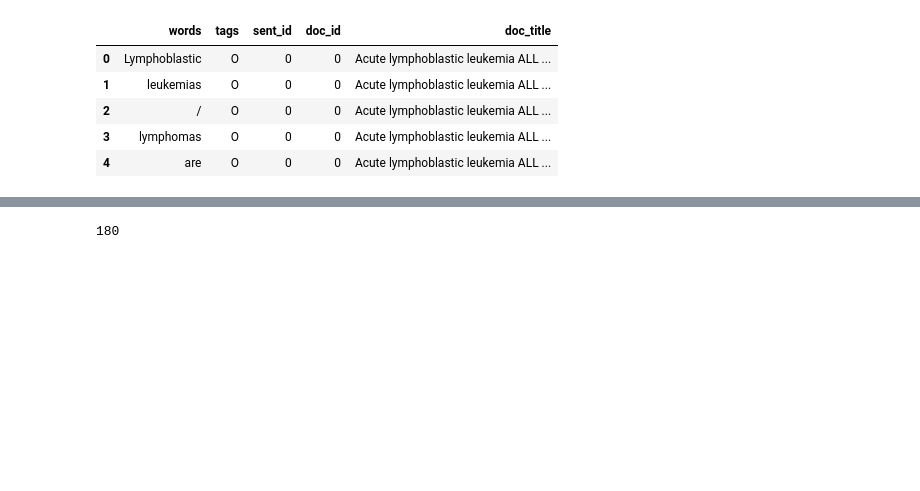
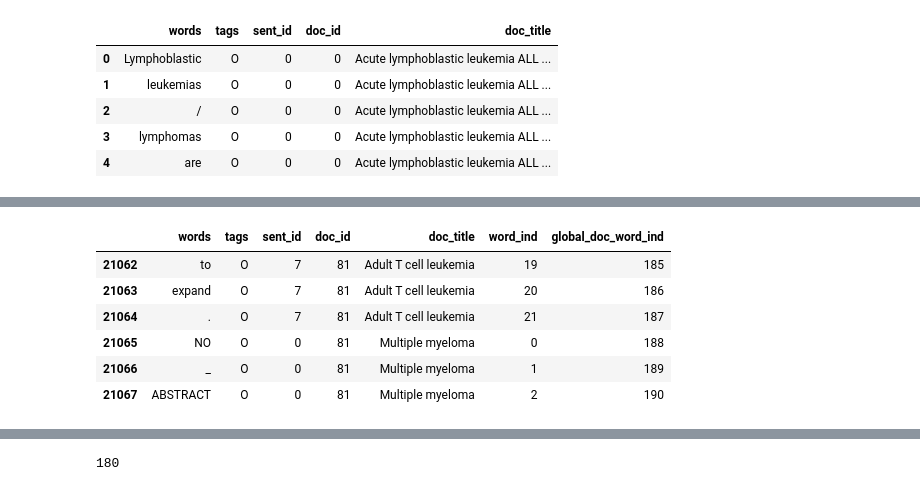
Before and after one commit to paveethranswam/Diet-Nutrition-and-Foods-recommendation-for-Cancer-Patients-and-extend-this-to-build-as-application, a Jupyter notebook: two_steps_process_nr.ipynb, the cells around one changed output, grey strips where cells are left out. Cells and saved outputs as stored; diff of their text form; code cells hidden in the pictures; blank space fills up the shorter version.

```diff
--- a/two_steps_process_nr.ipynb
+++ b/two_steps_process_nr.ipynb
@@ -883,13 +1798,23 @@ tokenize.sent_tokenize(p)
 test_data = pd.read_csv('./biobert/datasets/NER/NCBI-disease/test.tsv', sep = '\t')
 # %%
 # Reading abstracts for all keywords
+required_keywords = required_keywords[:15] #only for disease and metabolite entities
+new_kwd = []
+for i in range(len(required_keywords)):
+    kwd = str(required_keywords[i])
+    kwd_nt = kwd + ' and ' + 'nutrients'
+    kwd_mt = kwd + ' and ' + 'metabolism'
+    new_kwd.append(kwd_nt)
+    new_kwd.append(kwd_mt)
+
+required_keywords = required_keywords + new_kwd
 # %%
 import csv
 from nltk import tokenize
 
 start_index = 0
 # end_index = 500
-end_index = 5
+end_index = len(required_keywords) #15
 document_index = 0
 
 # Do in separate loops
@@ -907,7 +1832,7 @@ for file_index in range(0, 1):
             print(i)
 
         # to get abstracts
-        disease_name = required_keywords[i] # breast cancer and metabolism
+        disease_name = required_keywords[i]
         fc = 0
         with open('keywords.txt', 'w') as f:
             f.write(disease_name)
@@ -933,13 +1858,15 @@ for file_index in range(0, 1):
 
                 for j in range(len(abstracts)):
 
-                    if(j!=0):
-                        document_index += 1
-                        tsv_writer.writerow(['ENDOFDOCUMENT', 'O', 'ENDOFDOCUMENT', 'ENDOFDOCUMENT', 'ENDOFDOCUMENT']) # word, ner_sample, sent_id, doc_id, doc_title
-#                         tsv_writer.writerow([' ', ' ', 'ENDOFDOCUMENT', 'ENDOFDOCUMENT', 'ENDOFDOCUMENT'])
 
                     text = str(abstracts.iloc[j])
-                    if(text):
+                    if(text and text != 'NO_ABSTRACT'):
+                        if(j!=0):
+                            document_index += 1
+                            tsv_writer.writerow(['ENDOFDOCUMENT', 'O', 'ENDOFDOCUMENT', 'ENDOFDOCUMENT', 'ENDOFDOCUMENT']) # word, ner_sample, sent_id, doc_id, doc_title
+    #                         tsv_writer.writerow([' ', ' ', 'ENDOFDOCUMENT', 'ENDOFDOCUMENT', 'ENDOFDOCUMENT'])
+
+
                         text = text.replace('\n', ' ')
                         text = text.replace('\t', ' ')
                         text = text.replace('(', ' ( ')
@@ -1651,0 +2645,10 @@ if(docind != 'ENDOFDOCUMENT'):
+# %%
+new = pd.read_csv('OPOPOP0_1.tsv', header=None, sep='\t')
+# %%
+check_ner_data = pd.DataFrame()
+check_ner_data['words'] = new[0]
+check_ner_data['tags'] = new[1]
+check_ner_data['sent_id'] = new[2]
+check_ner_data['doc_id'] = new[3]
+check_ner_data['doc_title'] = new[4]
+check_ner_data.head()
@@ -1651,0 +2662,12 @@ if(docind != 'ENDOFDOCUMENT'):
+# %%
+subset = check_ner_data[check_ner_data['doc_id'] == str(docind)]
+subset.tail()
+subset[185:]
+# %% [output]
+|  | words | tags | sent_id | doc_id | doc_title | word_ind | global_doc_word_ind |
+| 21062 | to | O | 7 | 81 | Adult T cell leukemia | 19 | 185 |
+| 21063 | expand | O | 7 | 81 | Adult T cell leukemia | 20 | 186 |
+| 21064 | . | O | 7 | 81 | Adult T cell leukemia | 21 | 187 |
+| 21065 | NO | O | 0 | 81 | Multiple myeloma | 0 | 188 |
+| 21066 | _ | O | 0 | 81 | Multiple myeloma | 1 | 189 |
+| 21067 | ABSTRACT | O | 0 | 81 | Multiple myeloma | 2 | 190 |
```
Also changed, not shown: parts of 115 cells of this notebook, 1 other file.
